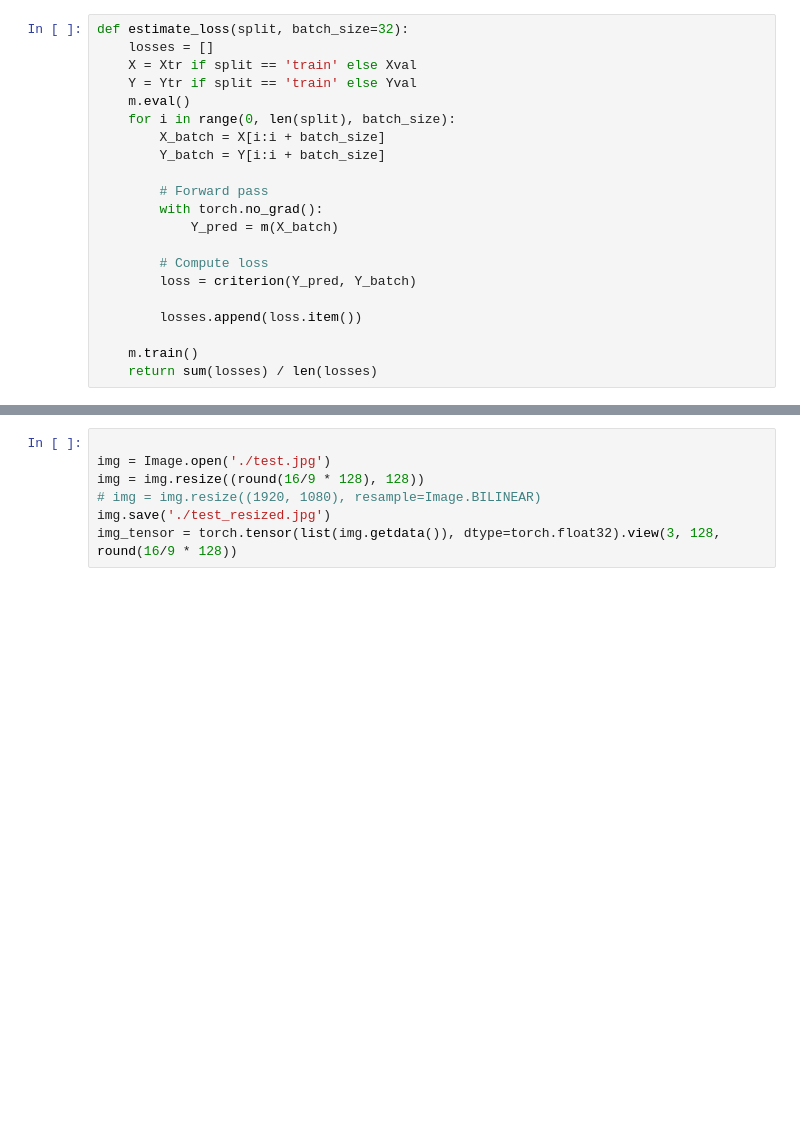
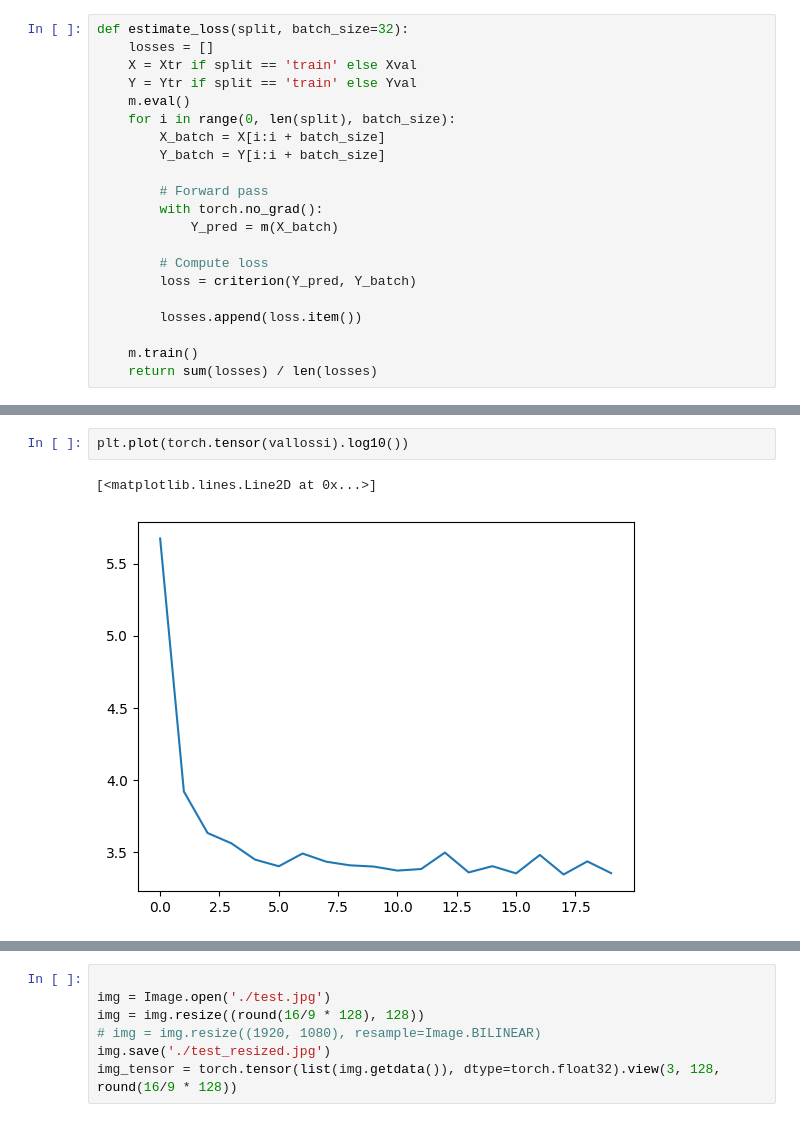
Before and after one commit to EvanChisholm1/trace, a Jupyter notebook: model.ipynb, the cells around one changed output, grey strips where cells are left out. Cells and saved outputs as stored; diff of their text form; blank space fills up the shorter version.

```diff
--- a/model.ipynb
+++ b/model.ipynb
@@ -190 +209,6 @@ plt.plot(torch.tensor(lossi).log10())
+# %%
+plt.plot(torch.tensor(vallossi).log10())
+# %% [output]
+[<matplotlib.lines.Line2D at 0x...>]
+[figure, added]
 # %%
```
Also changed, not shown: parts of 11 cells of this notebook, 2 other files.
